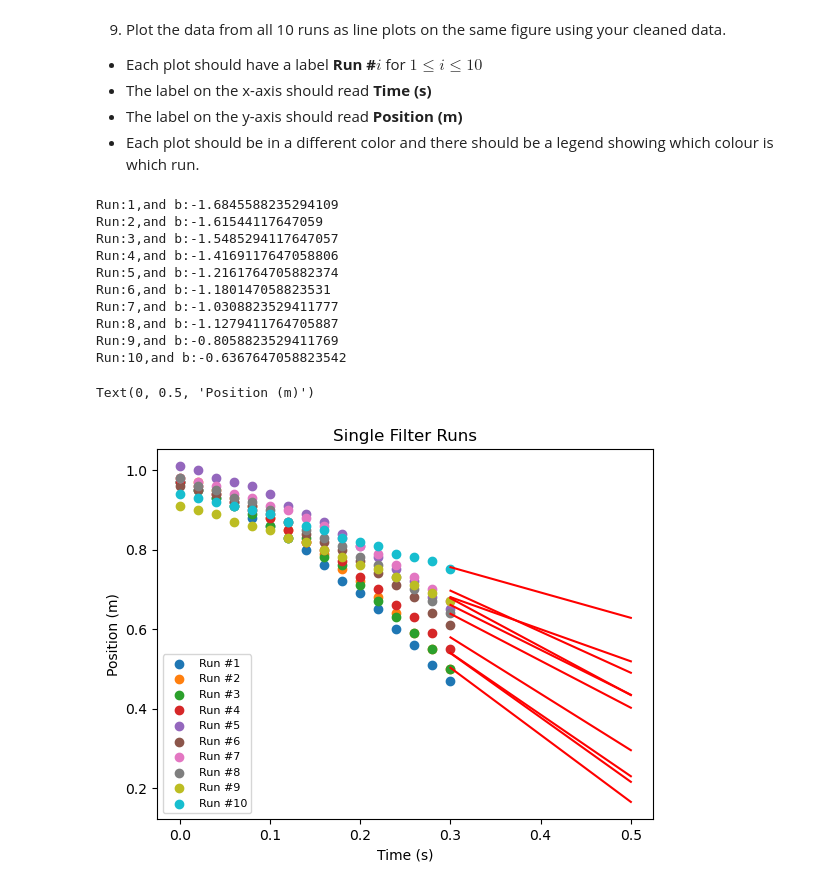
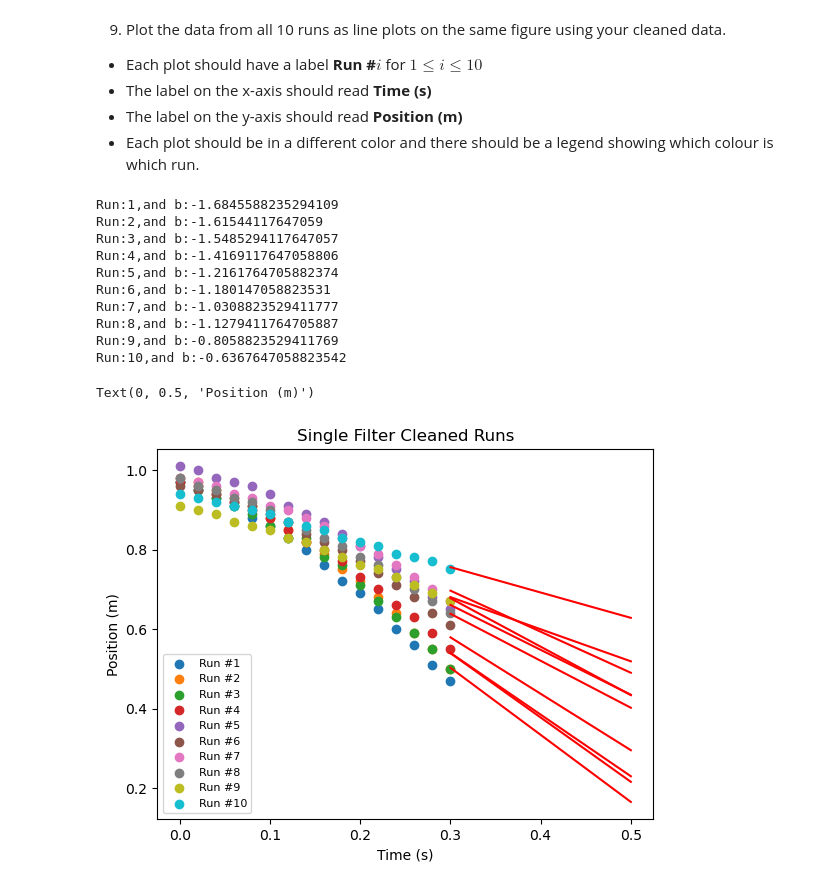
Before and after one commit to FabioCastroMorffi/SF-2, a Jupyter notebook: week-4/Assignment#1/assign1.ipynb, the cells around one changed output. Saved outputs shown, nothing was run; the diff lists cells and outputs as text; code cells hidden in the pictures.

```diff
--- a/week-4/Assignment#1/assign1.ipynb
+++ b/week-4/Assignment#1/assign1.ipynb
@@ -396,32 +384,32 @@ pd.read_csv('clean_data_multiple_filter.csv')
 #Doing the regression bit in a function
 def regressionFit(x_coor, y_coor, index):
     b, a = np.polyfit(x_coor, y_coor, deg = 1) #b is a slope, a is y intercept
     print(f"Run:{i+1},and b:{b}")
     xseq = np.linspace(0.5,clean_df.iloc[-1, i])
     reg_line = plt.plot(xseq, b *xseq+a, c ='red')
     return reg_line
 
 #Plotting data as scatter points with matplot
 clean_df = clean_df.dropna()
 for i in range((int(len(clean_df.columns)/2))):
     xpoints = clean_df.iloc[:, i].to_numpy()
     ypoints =clean_df.iloc[:, (i+int(len(clean_df.columns)/2))].to_numpy()
     plt.scatter(xpoints, ypoints, label=f'Run #{i+1}')
     regressionFit(xpoints, ypoints, i)
 plt.legend(fontsize=8)
-plt.title('Single Filter Runs')
+plt.title('Single Filter Cleaned Runs')
 plt.xlabel('Time (s)')
 plt.ylabel('Position (m)')
 # %% [output]
 Run:1,and b:-1.6845588235294109
 Run:2,and b:-1.61544117647059
 Run:3,and b:-1.5485294117647057
 Run:4,and b:-1.4169117647058806
 Run:5,and b:-1.2161764705882374
 Run:6,and b:-1.180147058823531
 Run:7,and b:-1.0308823529411777
 Run:8,and b:-1.1279411764705887
 Run:9,and b:-0.8058823529411769
 Run:10,and b:-0.6367647058823542
 Text(0, 0.5, 'Position (m)')
-[figure, old version]
+[figure, new version]
```
Also changed, not shown: parts of 1 cell of this notebook, 5 other files.
